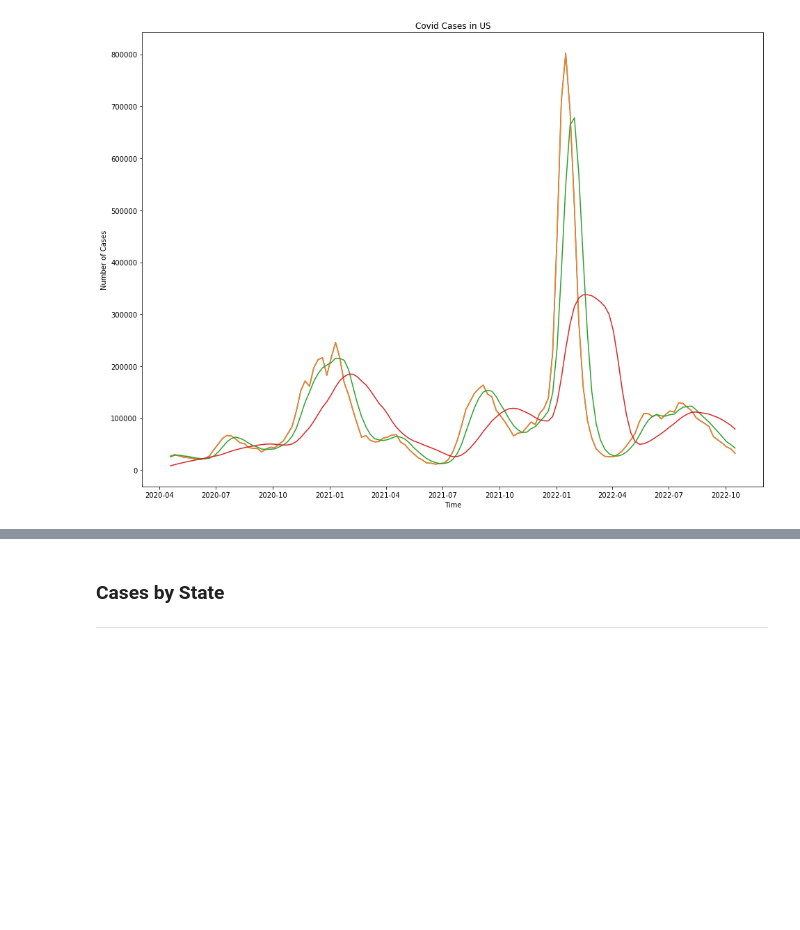
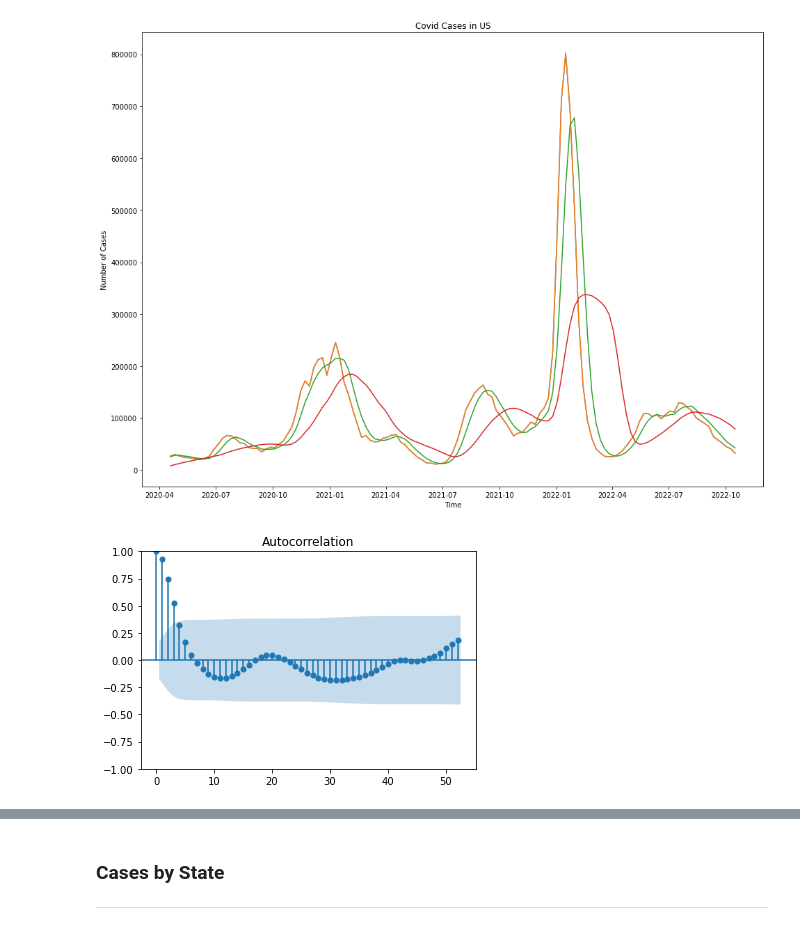
Before and after one commit to DeeVerma1/Project-4, a Jupyter notebook: code/02.1 - EDA_COVID_Cases.ipynb, the cells around one changed output, grey strips where cells are left out. Saved outputs shown, nothing was run; the diff lists cells and outputs as text; code cells hidden in the pictures; blank space fills up the shorter version.

```diff
--- a/code/02.1 - EDA_COVID_Cases.ipynb
+++ b/code/02.1 - EDA_COVID_Cases.ipynb
@@ -226,3 +245,8 @@ plt.xlabel('Time')
 plt.ylabel('Number of Cases');
 # %% [output]
 [figure]
+# %%
+# Generate the ACF plot on Weekly Sales data up to 52 time periods.
+plot_acf(df['new_case'], lags = 52);
+# %% [output]
+[figure, added]
```
Also changed, not shown: parts of 32 cells of this notebook, 1 other file.
